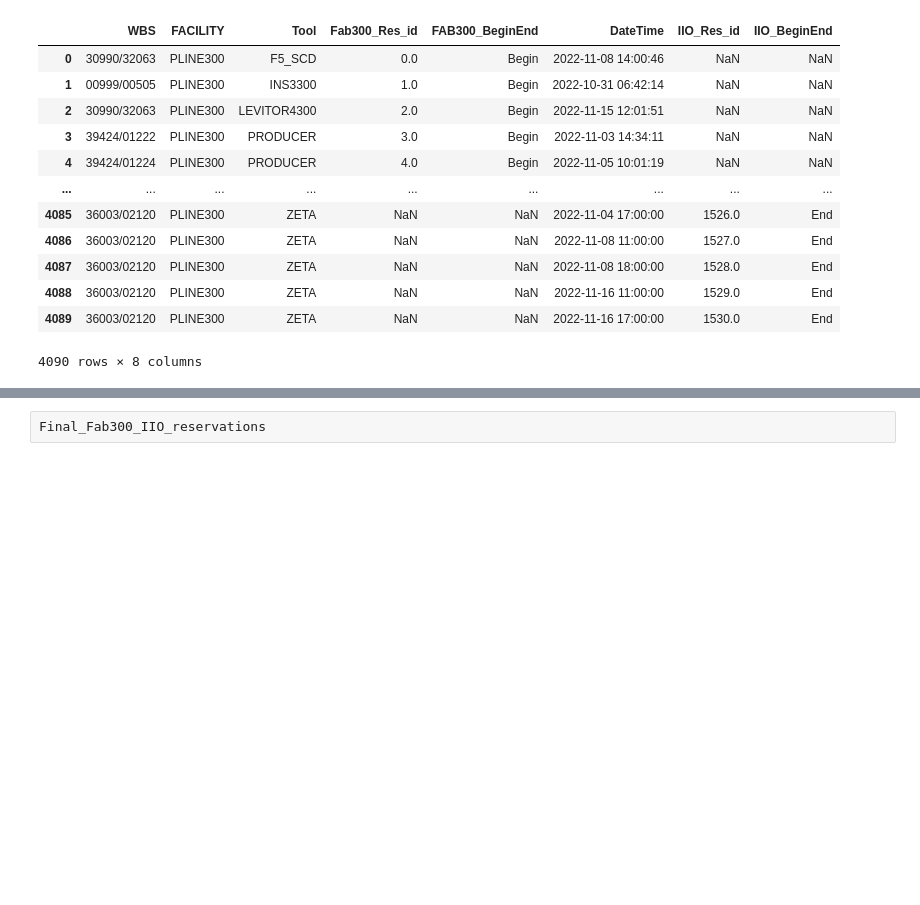
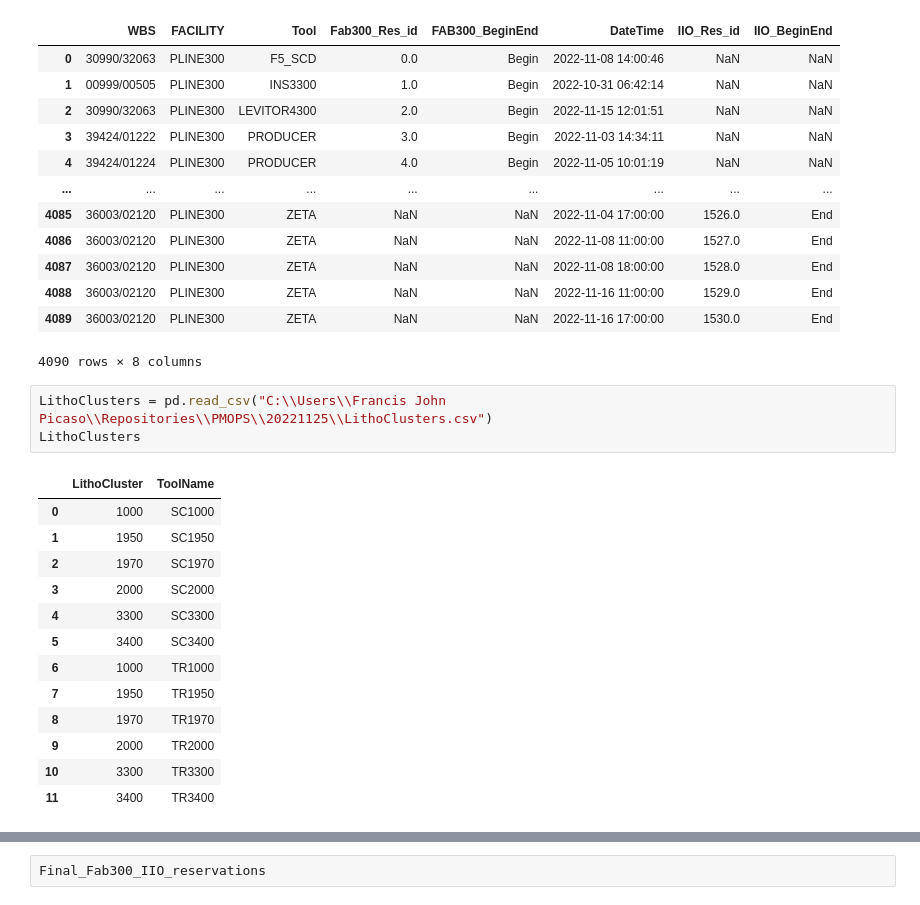
Before and after one commit to fr4nc1sj0hn/PMOPS, a Jupyter notebook: Clean Copy.ipynb, the cells around one changed output, grey strips where cells are left out. Saved outputs shown, nothing was run; the diff lists cells and outputs as text; blank space fills up the shorter version.

```diff
--- a/Clean Copy.ipynb
+++ b/Clean Copy.ipynb
@@ -785,6 +785,23 @@ fab_iio_together
 | 4088 | 36003/02120 | PLINE300 | ZETA | NaN | NaN | 2022-11-16 11:00:00 | 1529.0 | End |
 | 4089 | 36003/02120 | PLINE300 | ZETA | NaN | NaN | 2022-11-16 17:00:00 | 1530.0 | End |
 4090 rows × 8 columns
+# %%
+LithoClusters = pd.read_csv("C:\\Users\\Francis John Picaso\\Repositories\\PMOPS\\20221125\\LithoClusters.csv")
+LithoClusters
+# %% [output]
+|  | LithoCluster | ToolName |
+| 0 | 1000 | SC1000 |
+| 1 | 1950 | SC1950 |
+| 2 | 1970 | SC1970 |
+| 3 | 2000 | SC2000 |
+| 4 | 3300 | SC3300 |
+| 5 | 3400 | SC3400 |
+| 6 | 1000 | TR1000 |
+| 7 | 1950 | TR1950 |
+| 8 | 1970 | TR1970 |
+| 9 | 2000 | TR2000 |
+| 10 | 3300 | TR3300 |
+| 11 | 3400 | TR3400 |
 # %%
 Final_Fab300_IIO_reservations = pd.read_csv("C:\\Users\\fpicaso\\Repos\\PMOPS\\20221125\\12. Final_Fab300_IIO_raw_reservations.csv")
 Final_Fab300_IIO_reservations["Begin"] = pd.to_datetime(Final_Fab300_IIO_reservations["Begin"],format="%Y-%m-%d %H:%M")
```
Also changed, not shown: parts of 15 cells of this notebook, 4 other files.
